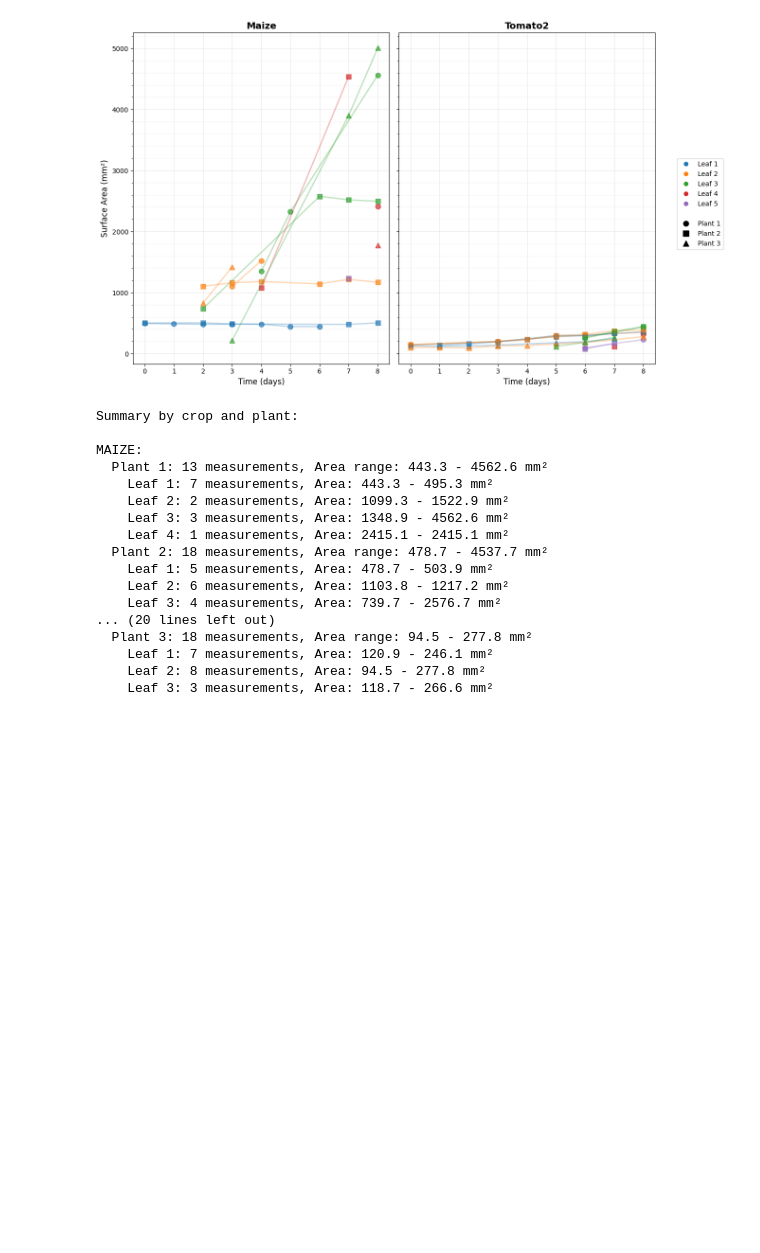
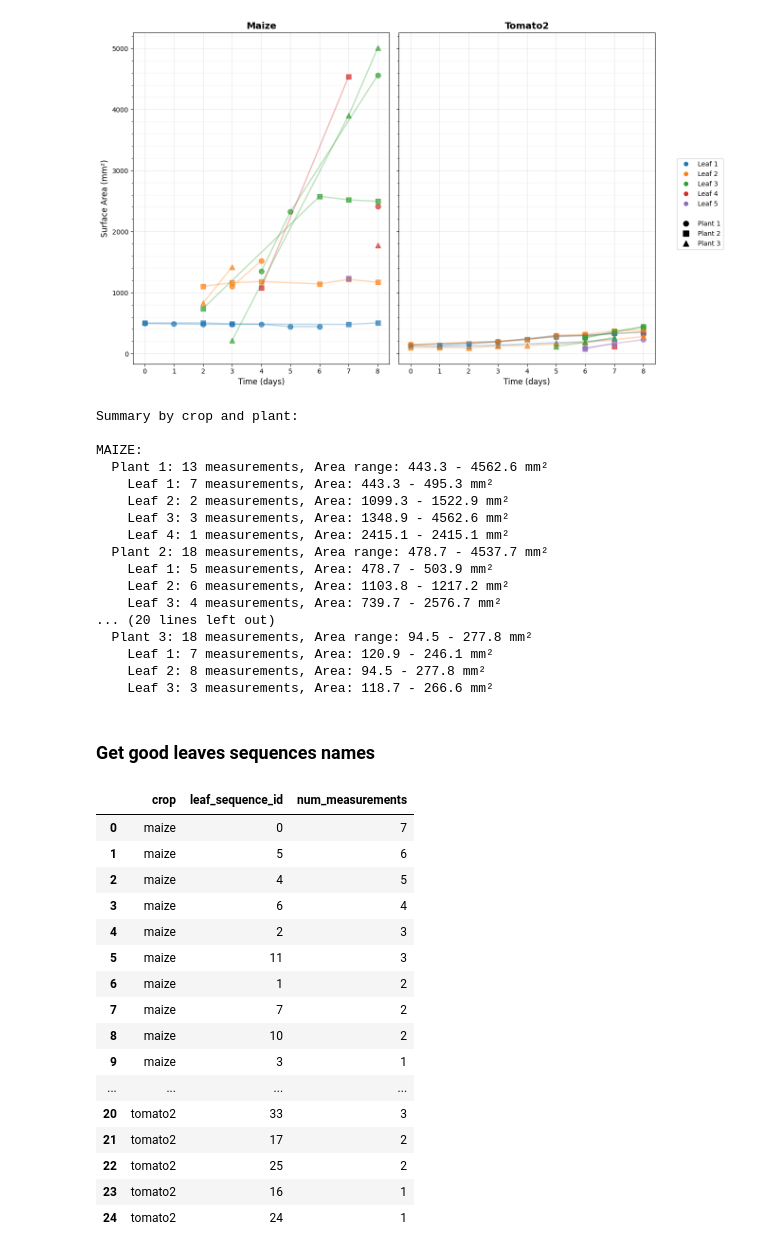
Before and after one commit to Joaquin-Gajardo/plant-shape-analysis, a Jupyter notebook: notebooks/7-compute_traits_TrackPlant3D.ipynb, the cells around one changed output. Saved outputs shown, nothing was run; the diff lists cells and outputs as text; code cells hidden in the pictures; blank space fills up the shorter version.

```diff
--- a/notebooks/7-compute_traits_TrackPlant3D.ipynb
+++ b/notebooks/7-compute_traits_TrackPlant3D.ipynb
@@ -220,3 +226,29 @@ MAIZE:
     Leaf 1: 7 measurements, Area: 120.9 - 246.1 mm²
     Leaf 2: 8 measurements, Area: 94.5 - 277.8 mm²
     Leaf 3: 3 measurements, Area: 118.7 - 266.6 mm²
+# %% [markdown]
+### Get good leaves sequences names
+# %%
+good_leaves.groupby(['crop', 'leaf_sequence_id']
+    ).agg({'file_name': 'count'}
+    ).rename(columns={'file_name': 'num_measurements'}
+    ).sort_values(['crop', 'num_measurements'], ascending=[True, False]
+    ).reset_index()
+# %% [output]
+|  | crop | leaf_sequence_id | num_measurements |
+| 0 | maize | 0 | 7 |
+| 1 | maize | 5 | 6 |
+| 2 | maize | 4 | 5 |
+| 3 | maize | 6 | 4 |
+| 4 | maize | 2 | 3 |
+| 5 | maize | 11 | 3 |
+| 6 | maize | 1 | 2 |
+| 7 | maize | 7 | 2 |
+| 8 | maize | 10 | 2 |
+| 9 | maize | 3 | 1 |
+| ... | ... | ... | ... |
+| 20 | tomato2 | 33 | 3 |
+| 21 | tomato2 | 17 | 2 |
+| 22 | tomato2 | 25 | 2 |
+| 23 | tomato2 | 16 | 1 |
+| 24 | tomato2 | 24 | 1 |
```
Also changed, not shown: parts of 17 cells of this notebook.
